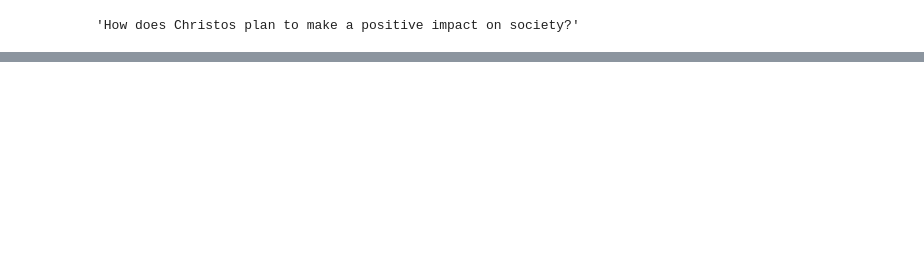
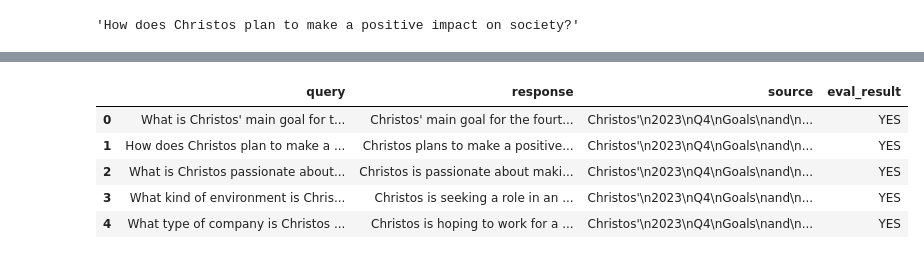
Before and after one commit to cmagganas/christos-rag-agent, a Jupyter notebook: notebooks/cam-qa-dataset-generation.ipynb, the cells around one changed output, grey strips where cells are left out. Cells and saved outputs as stored; diff of their text form; code cells hidden in the pictures; blank space fills up the shorter version.

```diff
--- a/notebooks/cam-qa-dataset-generation.ipynb
+++ b/notebooks/cam-qa-dataset-generation.ipynb
@@ -150,0 +141,9 @@ df.to_csv("../output/cam-qa-dataset.csv")
+# %%
+pd.read_csv("../output/cam-qa-dataset.csv", index_col=0).head()
+# %% [output]
+|  | query | response | source | eval_result |
+| 0 | What is Christos' main goal for t... | Christos' main goal for the fourt... | Christos'\n2023\nQ4\nGoals\nand\n... | YES |
+| 1 | How does Christos plan to make a ... | Christos plans to make a positive... | Christos'\n2023\nQ4\nGoals\nand\n... | YES |
+| 2 | What is Christos passionate about... | Christos is passionate about maki... | Christos'\n2023\nQ4\nGoals\nand\n... | YES |
+| 3 | What kind of environment is Chris... | Christos is seeking a role in an ... | Christos'\n2023\nQ4\nGoals\nand\n... | YES |
+| 4 | What type of company is Christos ... | Christos is hoping to work for a ... | Christos'\n2023\nQ4\nGoals\nand\n... | YES |
```
Also changed, not shown: parts of 17 cells of this notebook, 8 other files.
